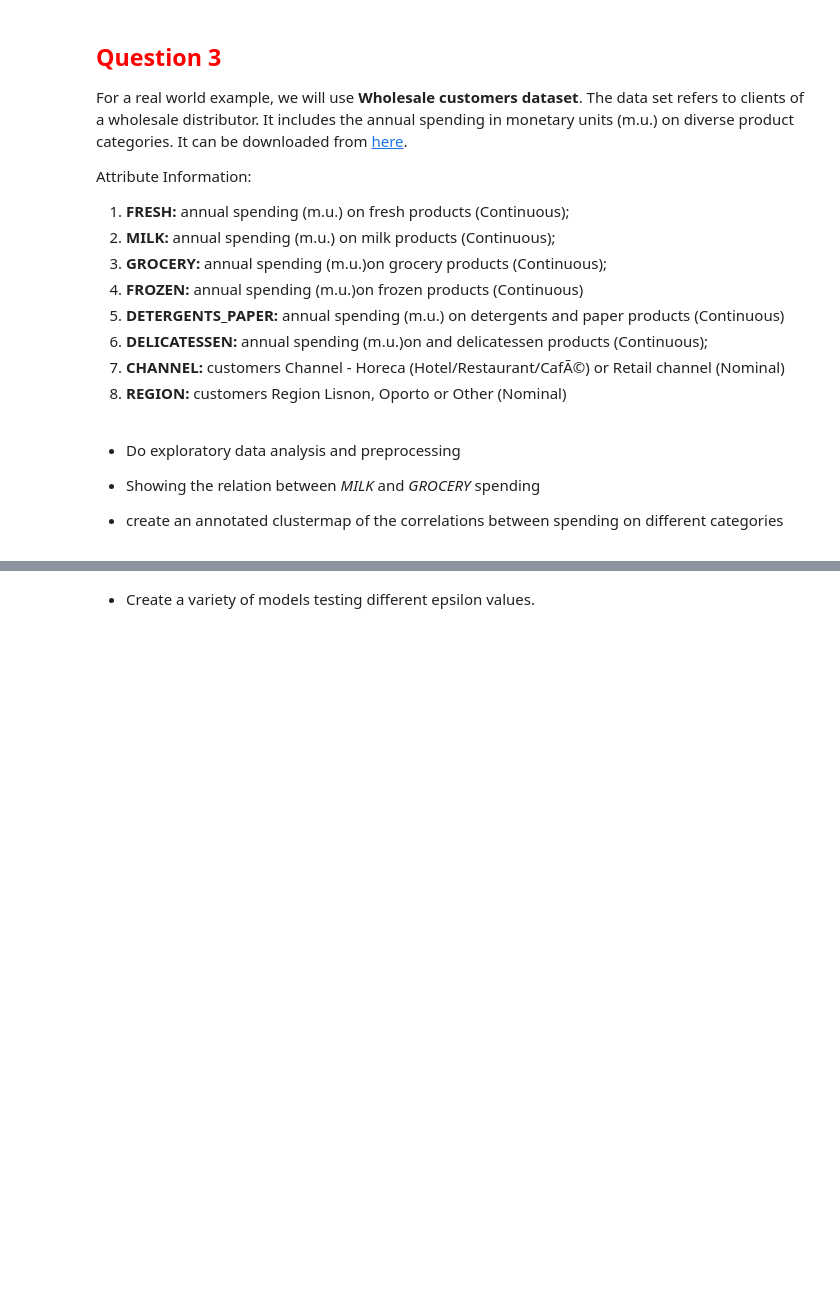
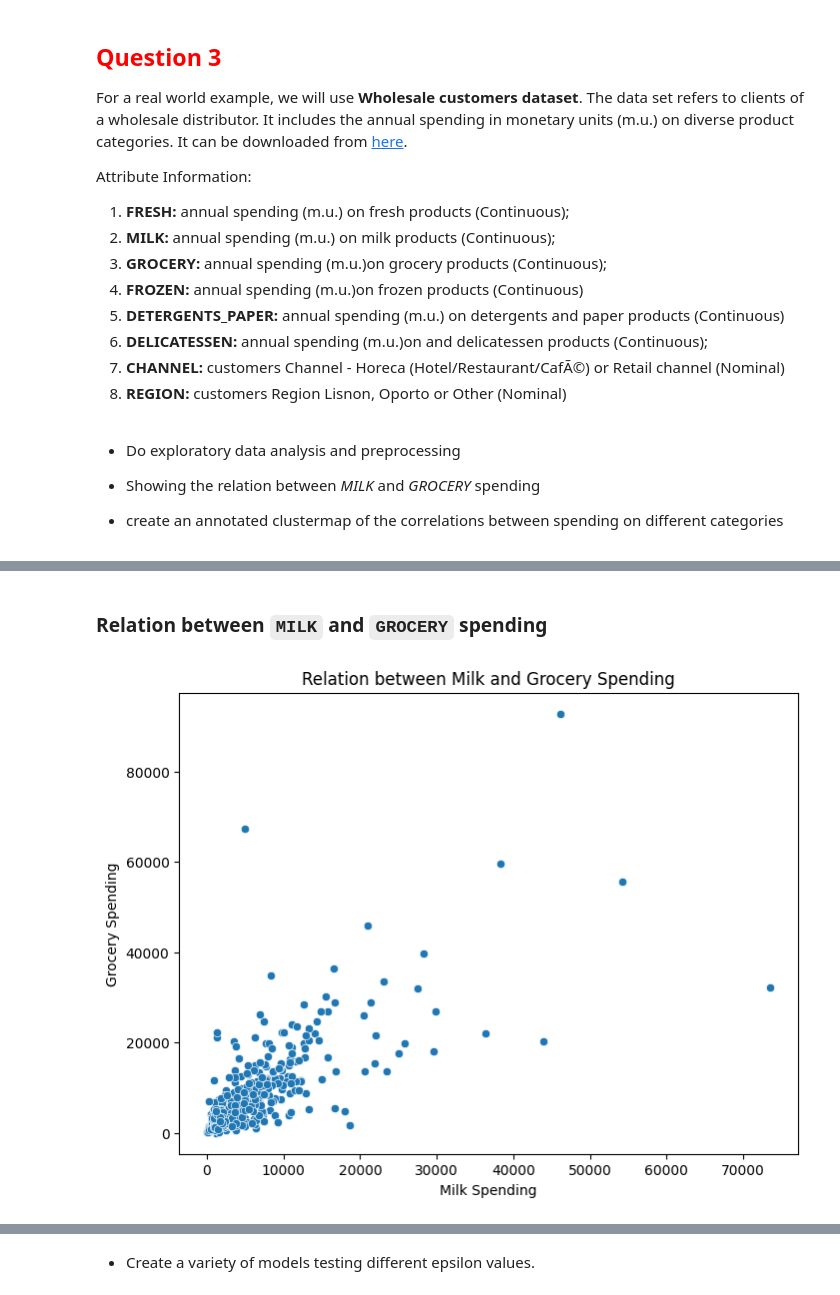
Before and after one commit to alizahedzadeh/Machine-Learning-Course, a Jupyter notebook: Homeworks/HW06/Machine_Learning_HW06.ipynb, the cells around one changed output, grey strips where cells are left out. Drawn from its saved outputs; the diff is of its cells as text; code cells hidden in the pictures; blank space fills up the shorter version.

```diff
--- a/Homeworks/HW06/Machine_Learning_HW06.ipynb
+++ b/Homeworks/HW06/Machine_Learning_HW06.ipynb
@@ -1033,0 +1090,12 @@ Attribute Information:
+# %% [markdown]
+### **Relation between `MILK` and `GROCERY` spending**
+# %%
+# Scatter plot using Seaborn
+plt.figure(figsize=(8, 6))
+sns.scatterplot(x='Milk', y='Grocery', data=df)
+plt.title('Relation between Milk and Grocery Spending')
+plt.xlabel('Milk Spending')
+plt.ylabel('Grocery Spending')
+plt.show()
+# %% [output]
+[figure, added]
```
Also changed, not shown: parts of 26 cells of this notebook.
